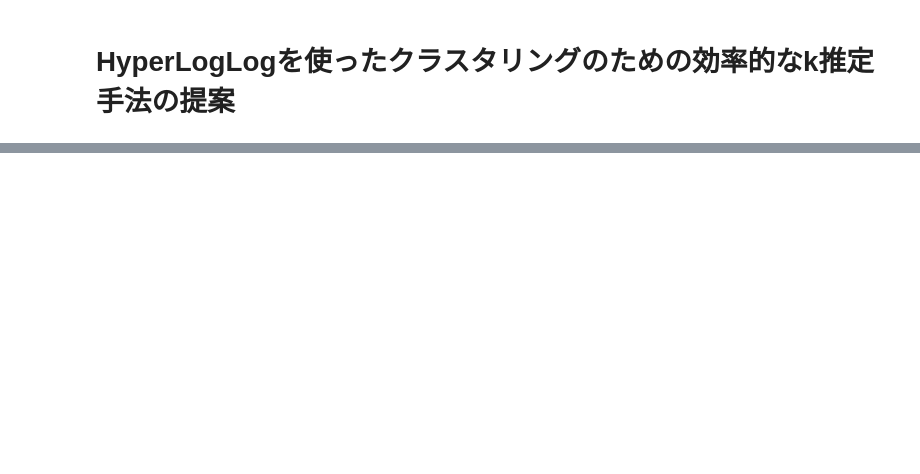
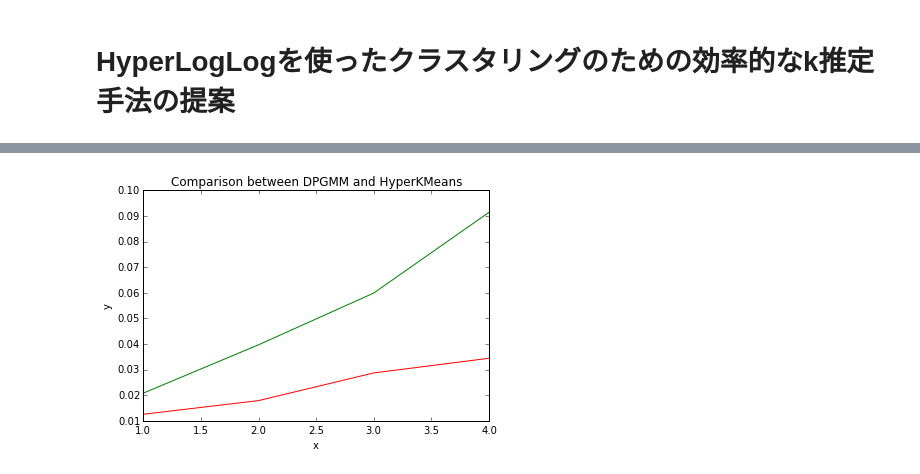
Before and after one commit to PhysicsEngine/kHLL, a Jupyter notebook: notebooks/hyperkestimator_performance.ipynb, the cells around one changed output, grey strips where cells are left out. Drawn from its saved outputs; the diff is of its cells as text; code cells hidden in the pictures; blank space fills up the shorter version.

Commit message:
slow HyperKMeans

```diff
--- a/notebooks/hyperkestimator_performance.ipynb
+++ b/notebooks/hyperkestimator_performance.ipynb
@@ -92,0 +93,55 @@ plt.show()
+# %%
+import time
+import numpy as np
+import matplotlib.pyplot as plt
+
+from sklearn.cluster import KMeans
+from sklearn.mixture import DPGMM
+from sklearn import datasets
+
+from kHLL.kestimate import HyperKEstimator
+from kHLL.hash.image import md5_for_vec
+
+
+np.random.seed(5)
+
+centers = [[1, 1], [-1, -1], [1, -1]]
+iris = datasets.load_iris()
+X = iris.data
+y = iris.target
+
+
+
+estimators = {'dpgmm': DPGMM(),
+              'k_means_iris_hyper': KMeans(n_clusters=kestimator.getK())}
+
+## DPGMM
+try_count = 5
+dpgmm_elapsed_times = []
+hyper_kmeans_elapsed_times = []
+for i in xrange(1, try_count):
+    start = time.time()
+    for j in xrange(0, i):
+        dpgmm_model = DPGMM()
+        dpgmm_model.fit(X)
+    dpgmm_elapsed_times.append(time.time() - start)
+    start = time.time()
+    for j in xrange(0, i):
+#        kestimator = HyperKEstimator(1, 5, md5_for_vec, 20)
+#        kestimator.train(X)
+        kmeans_model= KMeans(n_clusters=3)
+        kmeans_model.fit(X)
+    hyper_kmeans_elapsed_times.append(time.time() - start)
+
+x = range(1, try_count)
+
+
+fig = plt.figure()
+axes = fig.add_axes([0.1, 0.1, 0.8, 0.8])
+axes.plot(x, dpgmm_elapsed_times, 'r')
+axes.plot(x, hyper_kmeans_elapsed_times, 'g')
+axes.set_xlabel('x')
+axes.set_ylabel('y')
+axes.set_title('Comparison between DPGMM and HyperKMeans');
+# %% [output]
+[figure, added]
```
Also changed, not shown: parts of 2 cells of this notebook.
